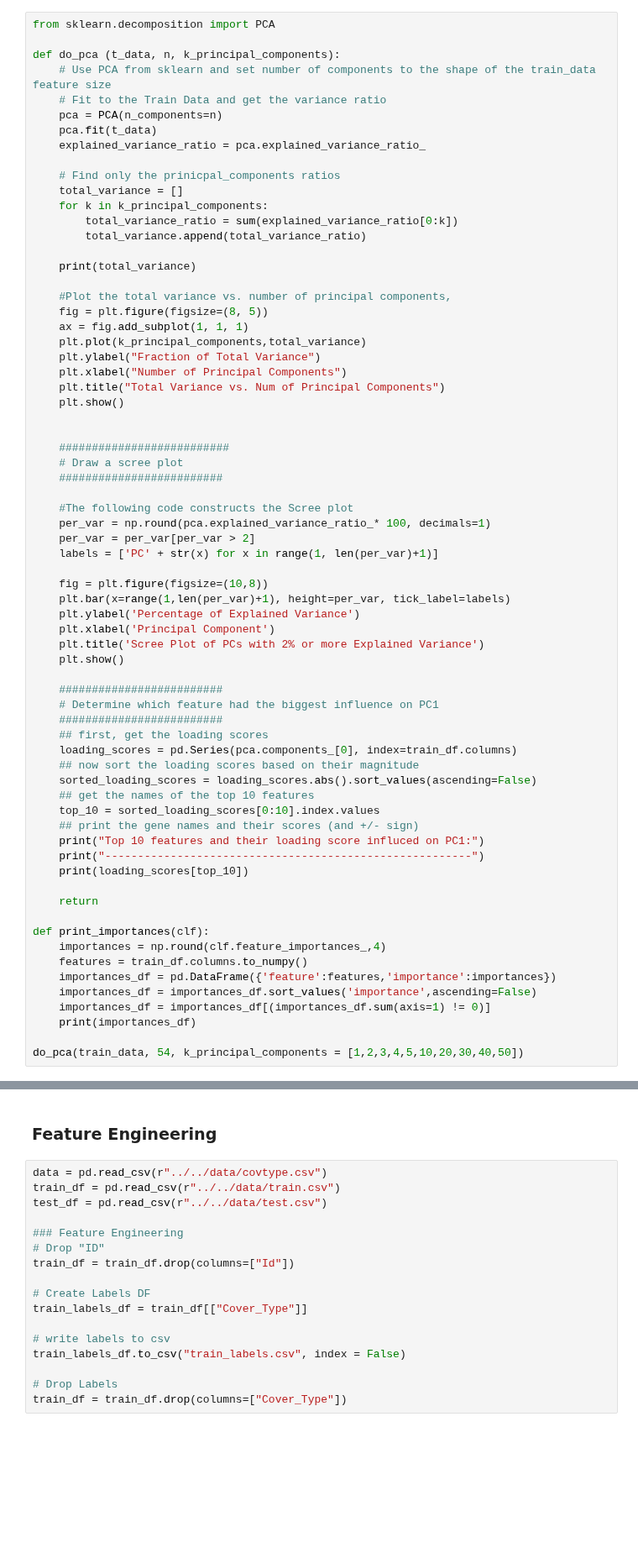
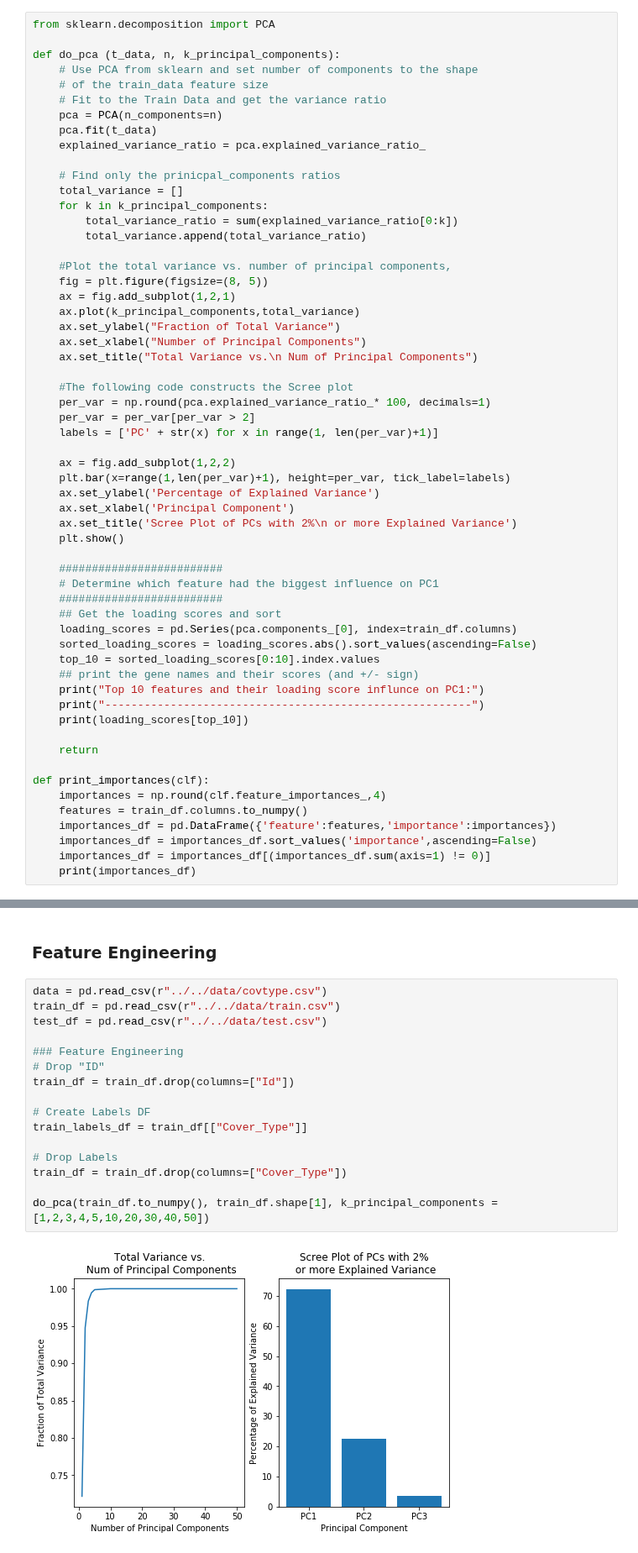
Before and after one commit to aidan-jackson-data/Forest-Cover-Type-Prediction, a Jupyter notebook: Models/PCA/andi_morey_pca.ipynb, the cells around one changed output, grey strips where cells are left out. Shown at 84% size. Cells and saved outputs as stored; diff of their text form; blank space fills up the shorter version.

```diff
--- a/Models/PCA/andi_morey_pca.ipynb
+++ b/Models/PCA/andi_morey_pca.ipynb
@@ -68,7 +68,8 @@ train_data, train_labels = train_data[:14000], train_labels[:14000]
 from sklearn.decomposition import PCA
 
 def do_pca (t_data, n, k_principal_components):
-    # Use PCA from sklearn and set number of components to the shape of the train_data feature size
+    # Use PCA from sklearn and set number of components to the shape
+    # of the train_data feature size
     # Fit to the Train Data and get the variance ratio
     pca = PCA(n_components=n)
     pca.fit(t_data)
@@ -80,45 +81,35 @@ def do_pca (t_data, n, k_principal_components):
         total_variance_ratio = sum(explained_variance_ratio[0:k])
         total_variance.append(total_variance_ratio)
 
-    print(total_variance)
-
     #Plot the total variance vs. number of principal components,
     fig = plt.figure(figsize=(8, 5))
-    ax = fig.add_subplot(1, 1, 1)
-    plt.plot(k_principal_components,total_variance)
-    plt.ylabel("Fraction of Total Variance")
-    plt.xlabel("Number of Principal Components")
-    plt.title("Total Variance vs. Num of Principal Components")
-    plt.show()
-
-
-    ##########################
-    # Draw a scree plot
-    #########################
+    ax = fig.add_subplot(1,2,1)
+    ax.plot(k_principal_components,total_variance)
+    ax.set_ylabel("Fraction of Total Variance")
+    ax.set_xlabel("Number of Principal Components")
+    ax.set_title("Total Variance vs.\n Num of Principal Components")
 
     #The following code constructs the Scree plot
     per_var = np.round(pca.explained_variance_ratio_* 100, decimals=1)
     per_var = per_var[per_var > 2]
     labels = ['PC' + str(x) for x in range(1, len(per_var)+1)]
 
-    fig = plt.figure(figsize=(10,8))
+    ax = fig.add_subplot(1,2,2)
     plt.bar(x=range(1,len(per_var)+1), height=per_var, tick_label=labels)
-    plt.ylabel('Percentage of Explained Variance')
-    plt.xlabel('Principal Component')
-    plt.title('Scree Plot of PCs with 2% or more Explained Variance')
+    ax.set_ylabel('Percentage of Explained Variance')
+    ax.set_xlabel('Principal Component')
+    ax.set_title('Scree Plot of PCs with 2%\n or more Explained Variance')
     plt.show()
 
     #########################
     # Determine which feature had the biggest influence on PC1
     #########################
-    ## first, get the loading scores
+    ## Get the loading scores and sort
     loading_scores = pd.Series(pca.components_[0], index=train_df.columns)
-    ## now sort the loading scores based on their magnitude
     sorted_loading_scores = loading_scores.abs().sort_values(ascending=False)
-    ## get the names of the top 10 features
     top_10 = sorted_loading_scores[0:10].index.values
     ## print the gene names and their scores (and +/- sign)
-    print("Top 10 features and their loading score influced on PC1:")
+    print("Top 10 features and their loading score influnce on PC1:")
     print("--------------------------------------------------------")
     print(loading_scores[top_10])
 
@@ -131,5 +122,3 @@ def print_importances(clf):
     importances_df = importances_df.sort_values('importance',ascending=False)
     importances_df = importances_df[(importances_df.sum(axis=1) != 0)]
     print(importances_df)
-
-do_pca(train_data, 54, k_principal_components = [1,2,3,4,5,10,20,30,40,50])
@@ -155,17 +127,18 @@ dtype: float64
 # %%
 data = pd.read_csv(r"../../data/covtype.csv")
 train_df = pd.read_csv(r"../../data/train.csv")
 test_df = pd.read_csv(r"../../data/test.csv")
 
 ### Feature Engineering
 # Drop "ID"
 train_df = train_df.drop(columns=["Id"])
 
 # Create Labels DF
 train_labels_df = train_df[["Cover_Type"]]
 
-# write labels to csv
-train_labels_df.to_csv("train_labels.csv", index = False)
-
 # Drop Labels
 train_df = train_df.drop(columns=["Cover_Type"])
+
+do_pca(train_df.to_numpy(), train_df.shape[1], k_principal_components = [1,2,3,4,5,10,20,30,40,50])
+# %% [output]
+[figure, added]
```
Also changed, not shown: parts of 22 cells of this notebook.
